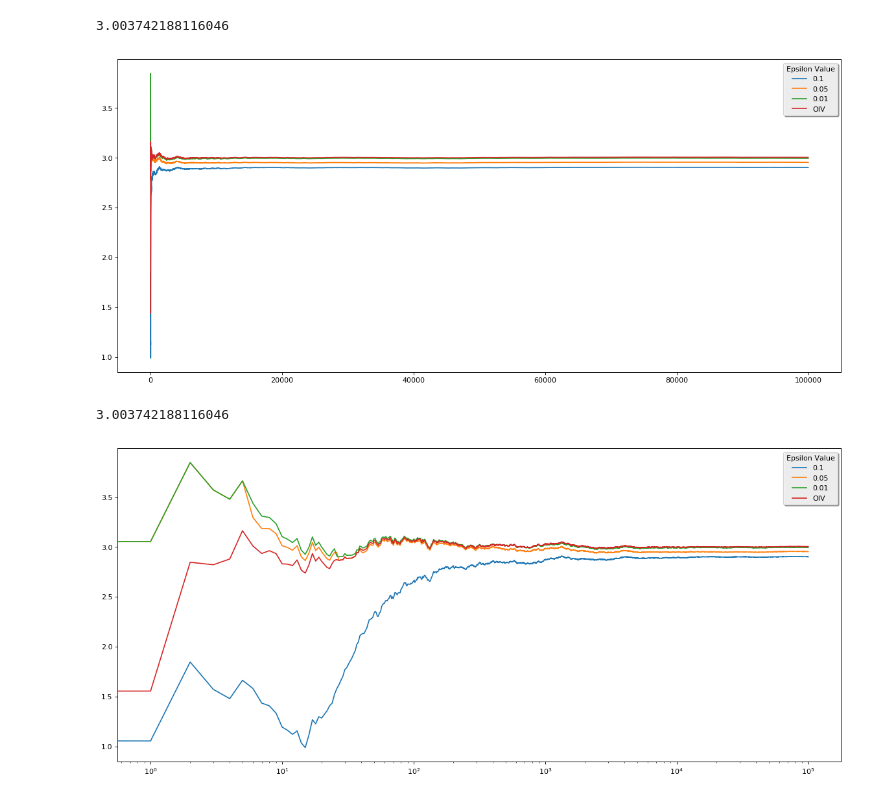
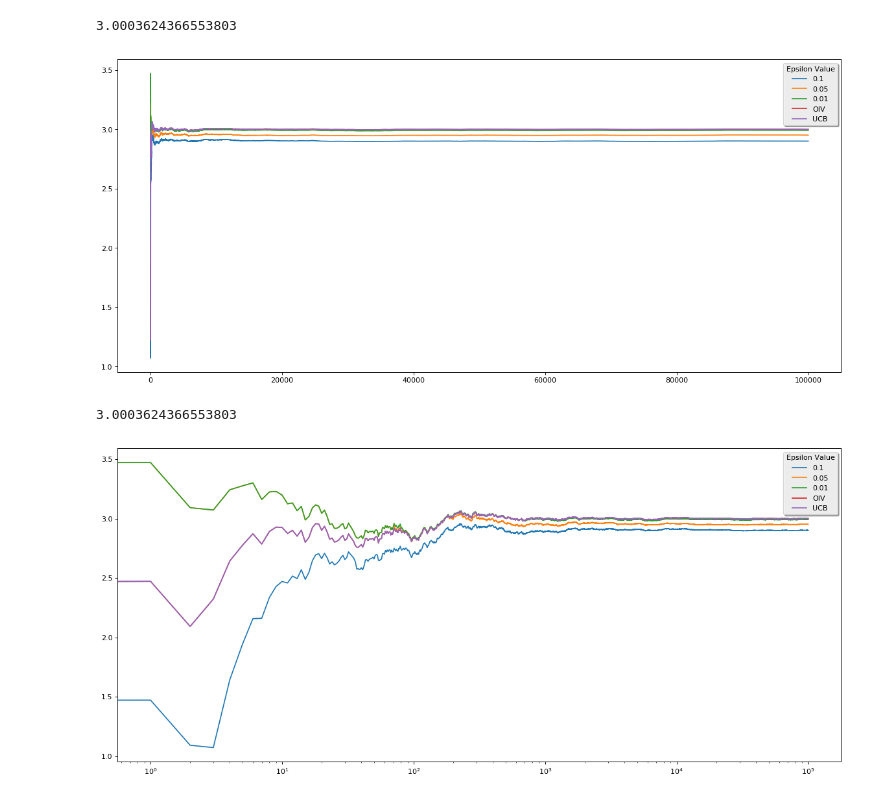
Before and after one commit to jamesmcm/udemy_ml, a Jupyter notebook: rl_python/1_bandits.ipynb, the cells around one changed output. Drawn from its saved outputs; the diff is of its cells as text; code cells hidden in the pictures.

```diff
--- a/rl_python/1_bandits.ipynb
+++ b/rl_python/1_bandits.ipynb
@@ -8,20 +8,22 @@ def calc_mean(old_mean, n, v):
     return (((n-1)*old_mean)/n) + (v/n)
 
 class Bandit(object):
-    def __init__(self, mean=0, std=1, init_avg = 0):
+    def __init__(self, mean=0, std=1, init_avg = 0, init_ucb = 1000):
         self.mean = mean
         self.std = std
         self.num_pulls = 0
         self.pull_average = init_avg
+        self.ucb = init_ucb
 
-    def pull(self, history=True):
+    def pull(self, totalpulls, history=True):
         r = np.random.normal(self.mean, self.std)
         if history:
             self.num_pulls += 1
             self.pull_average = calc_mean(self.pull_average, self.num_pulls, r)
+            self.ucb = self.pull_average + np.sqrt((2*np.log(totalpulls))/self.num_pulls)
         return r
 
-def run_experiment(bandits, eps, N, seed=1):
+def run_experiment(bandits, eps, N, seed=1, ucb=False):
     random.seed(seed)
     np.random.seed(seed)
     num_bandits = len(bandits)
@@ -30,49 +32,62 @@ def run_experiment(bandits, eps, N, seed=1):
     for i in range(N):
         x = random.random()
         if x>eps:
-            b = np.argmax([z.pull_average for z in bandits])
+            if ucb:
+                #print([z.ucb for z in bandits])
+                b = np.argmax([z.ucb for z in bandits])
+                #print(b)
+            else:
+                b = np.argmax([z.pull_average for z in bandits])
         else:
             b = random.randint(0,num_bandits-1)
-        r = bandits[b].pull()
+        r = bandits[b].pull(i+1)
         totalmean = calc_mean(totalmean, i+1, r)
         totalmeans.append(totalmean)
     return(totalmeans)
 
-bandits = [Bandit(1.0), Bandit(2.0), Bandit(3.0)]
-banditsop = [Bandit(1.0, init_avg=10), Bandit(2.0, init_avg=10), Bandit(3.0, init_avg=10)]
+bandits = [Bandit(1.0), Bandit(3.0), Bandit(2.0)]
+banditsop = [Bandit(1.0, init_avg=10), Bandit(3.0, init_avg=10), Bandit(2.0, init_avg=10)]
 
 epslist = [0.1, 0.05, 0.01]
 N = 100000
 meanlists = []
+seed = 1023
 for eps in epslist:
-    meanlists.append(run_experiment(bandits, eps, N,seed= 5))
-meanlists.append(run_experiment(banditsop, -1, N, seed=5))
+    meanlists.append(run_experiment(bandits, eps, N,seed=seed))
+meanlists.append(run_experiment(banditsop, -1, N, seed=seed))
+
+
+bandits = [Bandit(1.0), Bandit(3.0), Bandit(2.0)]
+meanlists.append(run_experiment(bandits, -1, N, seed=seed, ucb=True))
 # %%
 fig=plt.figure(figsize=(18, 8), dpi= 80, facecolor='w', edgecolor='k')
 
 for i in range(len(epslist)):
     plt.plot( list(range(N)), meanlists[i], label = str(epslist[i]))
 plt.plot(list(range(N)), meanlists[3], label='OIV')
+plt.plot(list(range(N)), meanlists[4], label='UCB')
 
 plt.legend(shadow=True, fancybox=True, title="Epsilon Value")
 
 print(meanlists[3][-1])
 plt.show()
 # %% [output]
-3.003742188116046
+3.0003624366553803
-[figure, old version]
+[figure, new version]
 # %%
 fig=plt.figure(figsize=(18, 8), dpi= 80, facecolor='w', edgecolor='k')
 
 for i in range(len(epslist)):
     plt.plot( list(range(N)), meanlists[i], label = str(epslist[i]))
 plt.plot(list(range(N)), meanlists[3], label='OIV')
+plt.plot(list(range(N)), meanlists[4], label='UCB')
 
 plt.legend(shadow=True, fancybox=True, title="Epsilon Value")
+
 plt.xscale('log')
 
 print(meanlists[3][-1])
 plt.show()
 # %% [output]
-3.003742188116046
+3.0003624366553803
-[figure, old version]
+[figure, new version]
```
